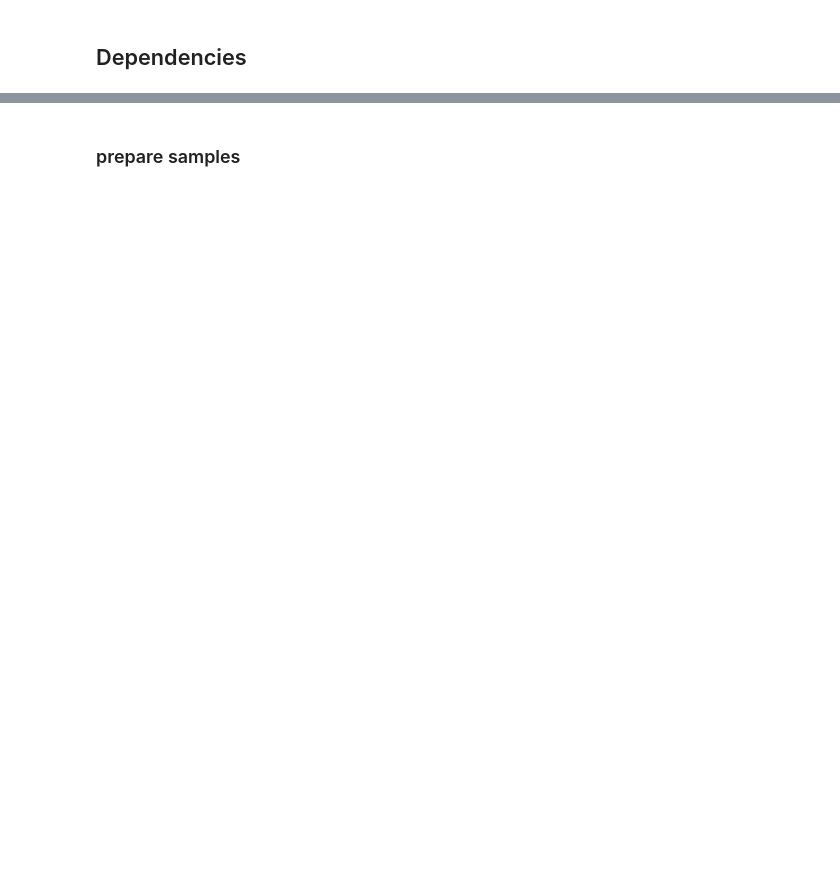
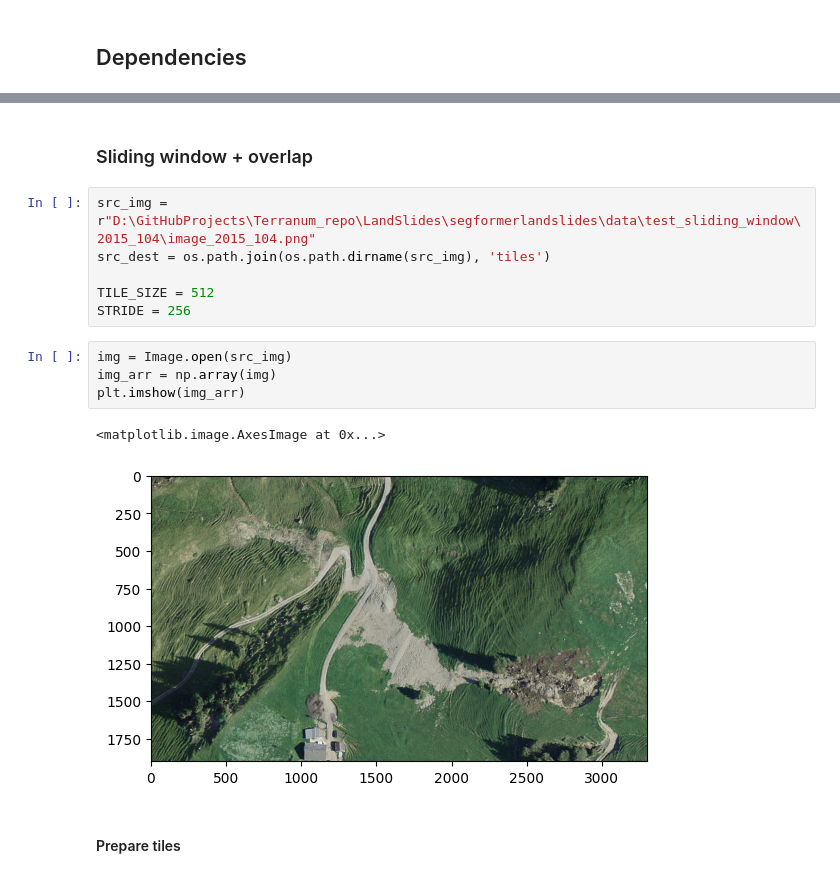
Before and after one commit to destoswa/SegFormerLandslides, a Jupyter notebook: notebooks/regrouping_samples.ipynb, the cells around one changed output, grey strips where cells are left out. Cells and saved outputs as stored; diff of their text form; blank space fills up the shorter version.

```diff
--- a/notebooks/regrouping_samples.ipynb
+++ b/notebooks/regrouping_samples.ipynb
@@ -28,2 +112,17 @@ from copy import deepcopy
 # %% [markdown]
-### prepare samples
+### Sliding window + overlap
+# %%
+src_img = r"D:\GitHubProjects\Terranum_repo\LandSlides\segformerlandslides\data\test_sliding_window\2015_104\image_2015_104.png"
+src_dest = os.path.join(os.path.dirname(src_img), 'tiles')
+
+TILE_SIZE = 512
+STRIDE = 256
+# %%
+img = Image.open(src_img)
+img_arr = np.array(img)
+plt.imshow(img_arr)
+# %% [output]
+<matplotlib.image.AxesImage at 0x...>
+[figure, added]
+# %% [markdown]
+#### Prepare tiles
```
Also changed, not shown: parts of 33 cells of this notebook, 11 other files.
